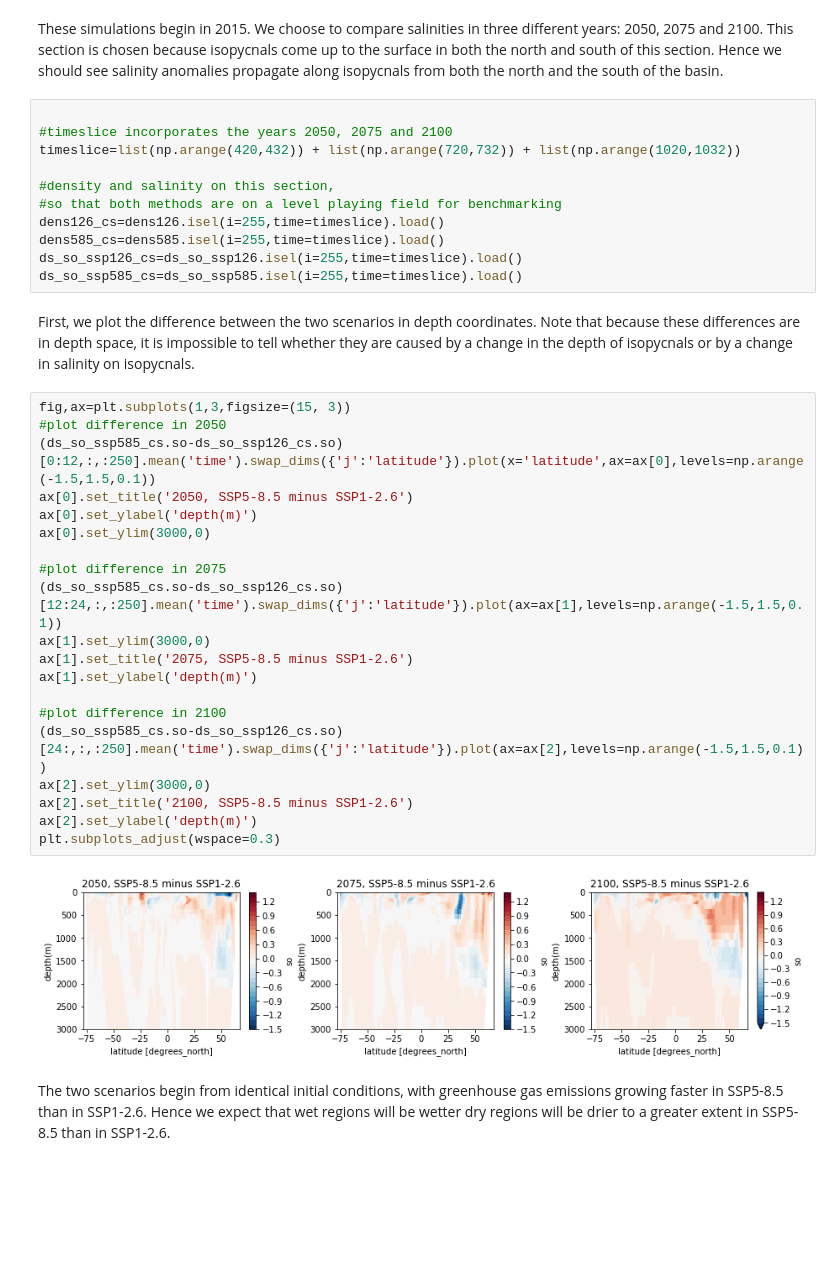
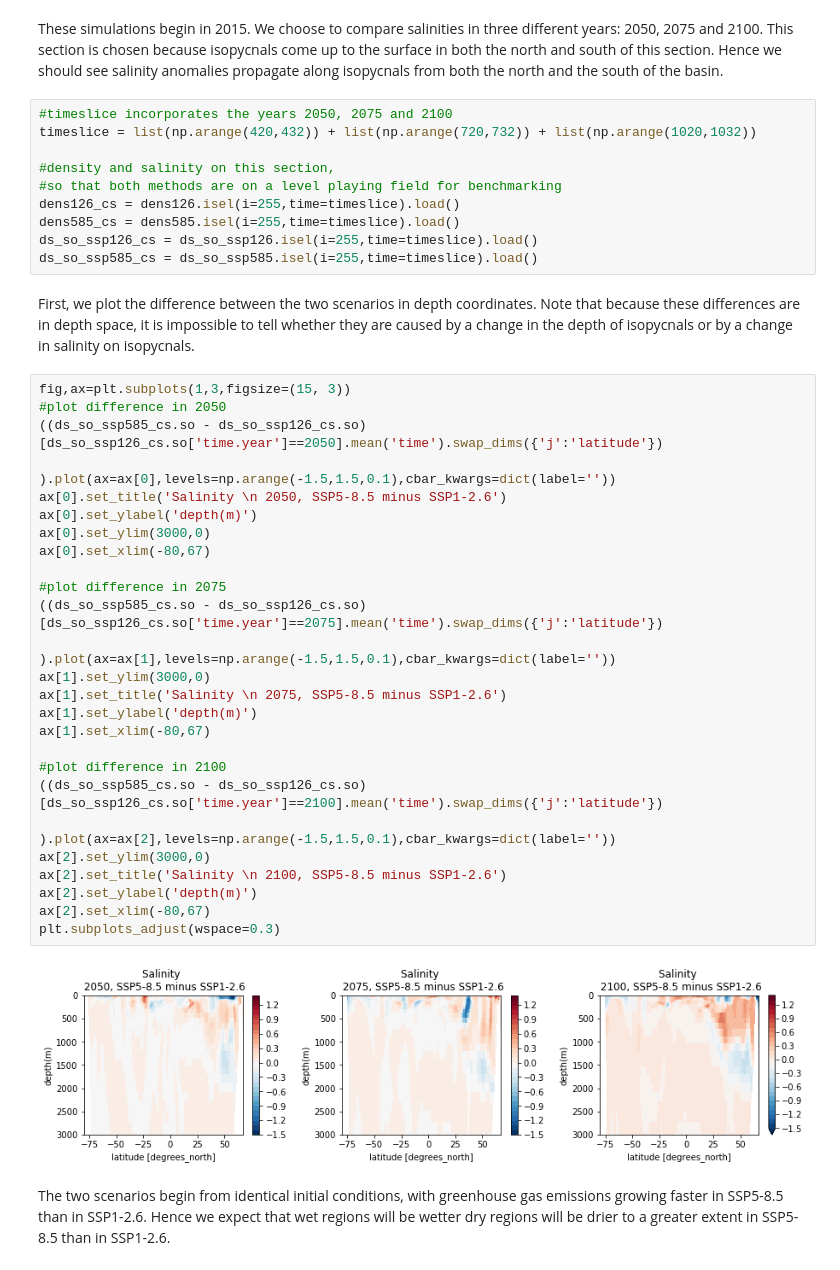
Before and after one commit to cspencerjones/vertical_regridding, a Jupyter notebook: xarrayutils_xlayers.ipynb, the cells around one changed output. Cells and saved outputs as stored; diff of their text form; blank space fills up the shorter version.

```diff
--- a/xarrayutils_xlayers.ipynb
+++ b/xarrayutils_xlayers.ipynb
@@ -97,40 +97,45 @@ ax.set_title('Section chosen for salinity plots');
 # %% [markdown]
 These simulations begin in 2015. We choose to compare salinities in three different years: 2050, 2075 and 2100. This section is chosen because isopycnals come up to the surface in both the north and south of this section. Hence we should see salinity anomalies propagate along isopycnals from both the north and the south of the basin.
 # %%
-
 #timeslice incorporates the years 2050, 2075 and 2100
-timeslice=list(np.arange(420,432)) + list(np.arange(720,732)) + list(np.arange(1020,1032))
+timeslice = list(np.arange(420,432)) + list(np.arange(720,732)) + list(np.arange(1020,1032))
 
 #density and salinity on this section,
 #so that both methods are on a level playing field for benchmarking
-dens126_cs=dens126.isel(i=255,time=timeslice).load()
-dens585_cs=dens585.isel(i=255,time=timeslice).load()
-ds_so_ssp126_cs=ds_so_ssp126.isel(i=255,time=timeslice).load()
-ds_so_ssp585_cs=ds_so_ssp585.isel(i=255,time=timeslice).load()
+dens126_cs = dens126.isel(i=255,time=timeslice).load()
+dens585_cs = dens585.isel(i=255,time=timeslice).load()
+ds_so_ssp126_cs = ds_so_ssp126.isel(i=255,time=timeslice).load()
+ds_so_ssp585_cs = ds_so_ssp585.isel(i=255,time=timeslice).load()
 # %% [markdown]
 First, we plot the difference between the two scenarios in depth coordinates. Note that because these differences are in depth space, it is impossible to tell whether they are caused by a change in the depth of isopycnals or by a change in salinity on isopycnals.
 # %%
 fig,ax=plt.subplots(1,3,figsize=(15, 3))
 #plot difference in 2050
-(ds_so_ssp585_cs.so-ds_so_ssp126_cs.so)[0:12,:,:250].mean('time').swap_dims({'j':'latitude'}).plot(x='latitude',ax=ax[0],levels=np.arange(-1.5,1.5,0.1))
-ax[0].set_title('2050, SSP5-8.5 minus SSP1-2.6')
+((ds_so_ssp585_cs.so - ds_so_ssp126_cs.so)[ds_so_ssp126_cs.so['time.year']==2050].mean('time').swap_dims({'j':'latitude'})
+                          ).plot(ax=ax[0],levels=np.arange(-1.5,1.5,0.1),cbar_kwargs=dict(label=''))
+ax[0].set_title('Salinity \n 2050, SSP5-8.5 minus SSP1-2.6')
 ax[0].set_ylabel('depth(m)')
 ax[0].set_ylim(3000,0)
+ax[0].set_xlim(-80,67)
 
 #plot difference in 2075
-(ds_so_ssp585_cs.so-ds_so_ssp126_cs.so)[12:24,:,:250].mean('time').swap_dims({'j':'latitude'}).plot(ax=ax[1],levels=np.arange(-1.5,1.5,0.1))
+((ds_so_ssp585_cs.so - ds_so_ssp126_cs.so)[ds_so_ssp126_cs.so['time.year']==2075].mean('time').swap_dims({'j':'latitude'})
+                          ).plot(ax=ax[1],levels=np.arange(-1.5,1.5,0.1),cbar_kwargs=dict(label=''))
 ax[1].set_ylim(3000,0)
-ax[1].set_title('2075, SSP5-8.5 minus SSP1-2.6')
+ax[1].set_title('Salinity \n 2075, SSP5-8.5 minus SSP1-2.6')
 ax[1].set_ylabel('depth(m)')
+ax[1].set_xlim(-80,67)
 
 #plot difference in 2100
-(ds_so_ssp585_cs.so-ds_so_ssp126_cs.so)[24:,:,:250].mean('time').swap_dims({'j':'latitude'}).plot(ax=ax[2],levels=np.arange(-1.5,1.5,0.1))
+((ds_so_ssp585_cs.so - ds_so_ssp126_cs.so)[ds_so_ssp126_cs.so['time.year']==2100].mean('time').swap_dims({'j':'latitude'})
+                          ).plot(ax=ax[2],levels=np.arange(-1.5,1.5,0.1),cbar_kwargs=dict(label=''))
 ax[2].set_ylim(3000,0)
-ax[2].set_title('2100, SSP5-8.5 minus SSP1-2.6')
+ax[2].set_title('Salinity \n 2100, SSP5-8.5 minus SSP1-2.6')
 ax[2].set_ylabel('depth(m)')
+ax[2].set_xlim(-80,67)
 plt.subplots_adjust(wspace=0.3)
 # %% [output]
-[figure, old version]
+[figure, new version]
 # %% [markdown]
 The two scenarios begin from identical initial conditions, with greenhouse gas emissions growing faster in SSP5-8.5 than in SSP1-2.6. Hence we expect that wet regions will be wetter dry regions will be drier to a greater extent in SSP5-8.5 than in SSP1-2.6.
 # %%
```
Also changed, not shown: parts of 22 cells of this notebook.
